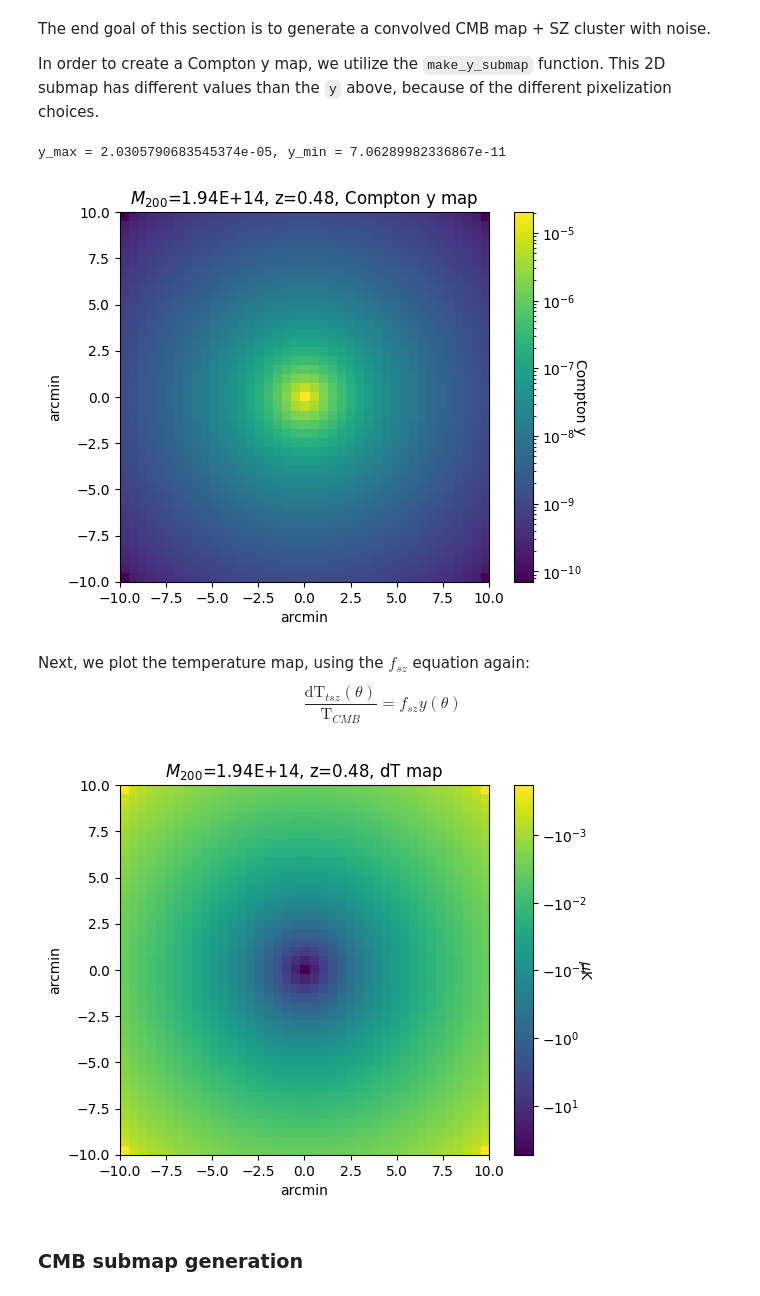
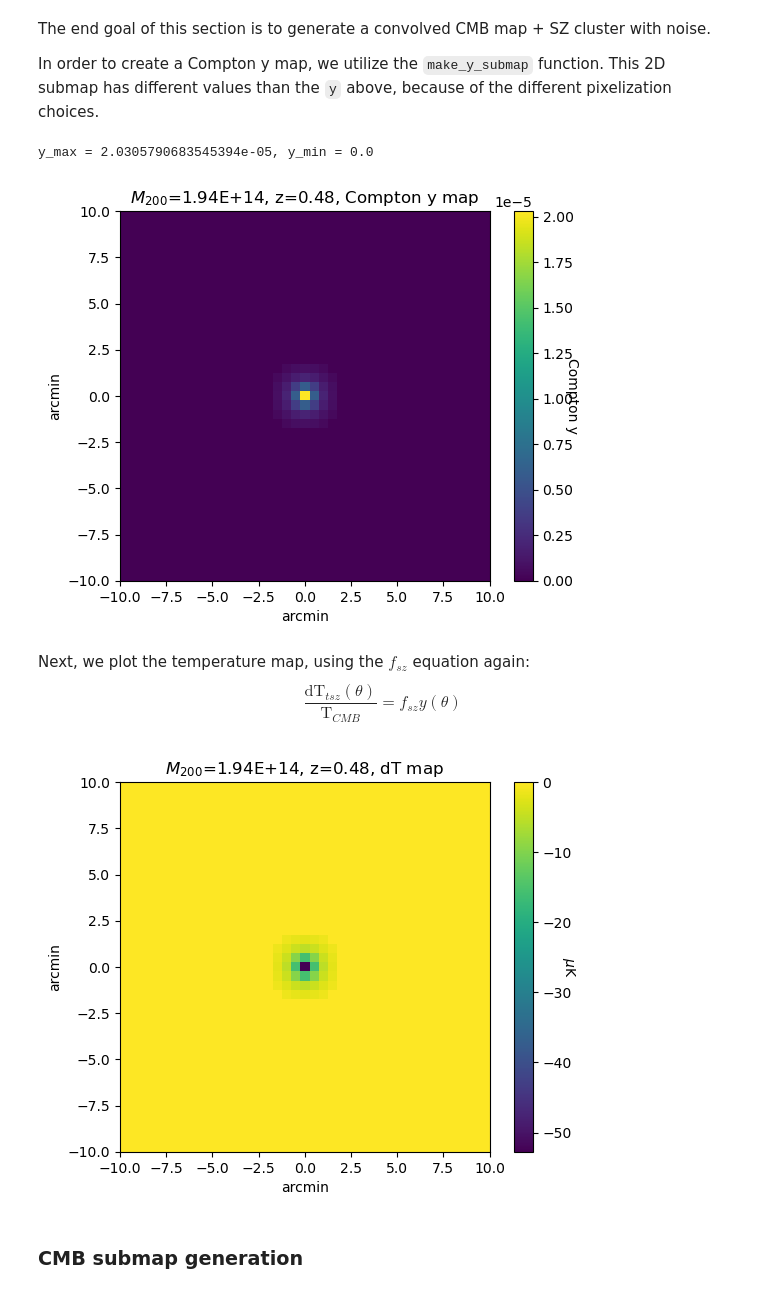
Before and after one commit to deepskies/DeepSZSim, a Jupyter notebook: notebooks/demo_full_pipeline.ipynb, the cells around one changed output. Cells and saved outputs as stored; diff of their text form; code cells hidden in the pictures.

```diff
--- a/notebooks/demo_full_pipeline.ipynb
+++ b/notebooks/demo_full_pipeline.ipynb
@@ -157,22 +173,34 @@ The end goal of this section is to generate a convolved CMB map + SZ cluster wit
 
 In order to create a Compton y map, we utilize the `make_y_submap` function. This 2D submap has different values than the `y` above, because of the different pixelization choices.
 # %%
+######################
+#
+# SDM edit here:
+#     removed the logNorm to avoid NaN pixels showing up as white, but might want to reformat or add in a min, or something else
+#
+######################
 width = 10
 y_map = deepszsim.make_sz_cluster.generate_y_submap(M200, z, load_vars_dict=d, R200_Mpc=R200)
 deepszsim.visualization.plot_graphs(y_map,'$M_{200}$='+'{:.2E}'.format(Decimal(M200))+', z='+str(z)+', Compton y map',
-                          'arcmin', 'arcmin', 'Compton y', width=10, logNorm=True)
+                          'arcmin', 'arcmin', 'Compton y', width=10)
 print(f'y_max = {y_map.max()}, y_min = {y_map.min()}')
 # %% [output]
-y_max = 2.0305790683545374e-05, y_min = 7.06289982336867e-11
+y_max = 2.0305790683545394e-05, y_min = 0.0
-[figure, old version]
+[figure, new version]
 # %% [markdown]
 Next, we plot the temperature map, using the $f_{sz}$ equation again: $$ \frac{\mathrm{dT}_{tsz} (\theta)}{\mathrm{T}_{CMB}} = f_{sz}  y(\theta)$$
 # %%
+######################
+#
+# SDM edit here:
+#     removed the logNorm to avoid error
+#
+######################
 dT_map = (y_map * d["cosmo"].Tcmb0 * fSZ).to(u.uK).value
 deepszsim.visualization.plot_graphs(dT_map, '$M_{200}$='+'{:.2E}'.format(Decimal(M200))+', z='+str(z)+', dT map',
-                                'arcmin', 'arcmin', '$\mu$K', width=10, logNorm=True)
+                                'arcmin', 'arcmin', '$\mu$K', width=10)
 # %% [output]
-[figure, old version]
+[figure, new version]
 # %% [markdown]
 ### CMB submap generation
 # %% [markdown]
```
Also changed, not shown: parts of 15 cells of this notebook, 1 other file.
